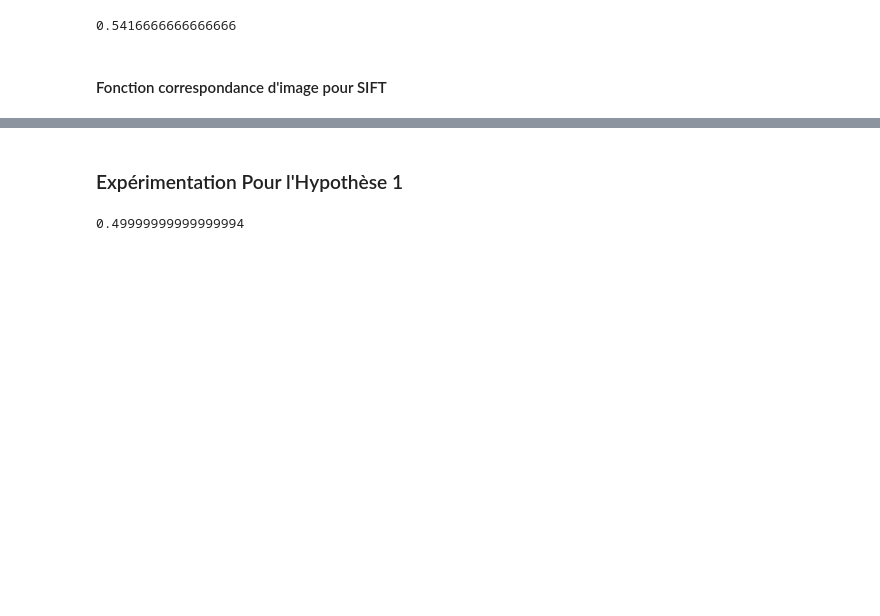
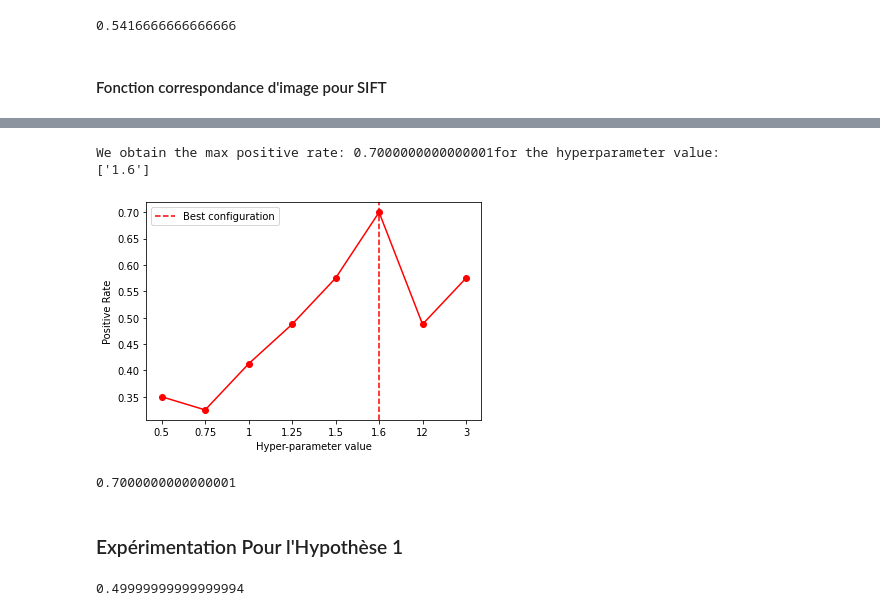
Before and after one commit to GuillaumeGirouard/INF6804, a Jupyter notebook: TP1_INF6804.ipynb, the cells around one changed output, grey strips where cells are left out. Cells and saved outputs as stored; diff of their text form; code cells hidden in the pictures; blank space fills up the shorter version.

```diff
--- a/TP1_INF6804.ipynb
+++ b/TP1_INF6804.ipynb
@@ -763,0 +807,6 @@ def correspond(descriptors_1,descriptors_2,keypoints_1,keypoints_2):
+# %%
+res={}
+for i in [0.5,1,1.1,1.2,1.3,1.4,1.5,1.6,1.7,1.8,1.9,2,5,10]:
+    sift = cv2.SIFT_create(	nOctaveLayers = 1, contrastThreshold=0.05,edgeThreshold = 10,sigma=i)
+    positive_rate=get_positive_rate(img_labels,method="SIFT",mth_config=sift)
+    res[str(i)]=positive_rate
@@ -764,3 +819,15 @@ def correspond(descriptors_1,descriptors_2,keypoints_1,keypoints_2):
+# %%
+plot_hyperparameter_tuning(res)
+# %% [output]
+We obtain the max positive rate: 0.7000000000000001for the hyperparameter value:
+['1.6']
+[figure, added]
+# %%
+sift = cv2.SIFT_create(	nOctaveLayers = 1, contrastThreshold=0.05,edgeThreshold = 10,sigma=1.6)
+positive_rate=get_positive_rate(img_labels,method="SIFT",mth_config=sift)
+positive_rate
+# %% [output]
+0.7000000000000001
 # %% [markdown]
 ### Expérimentation Pour l'Hypothèse 1
 # %%
```
Also changed, not shown: parts of 19 cells of this notebook.
